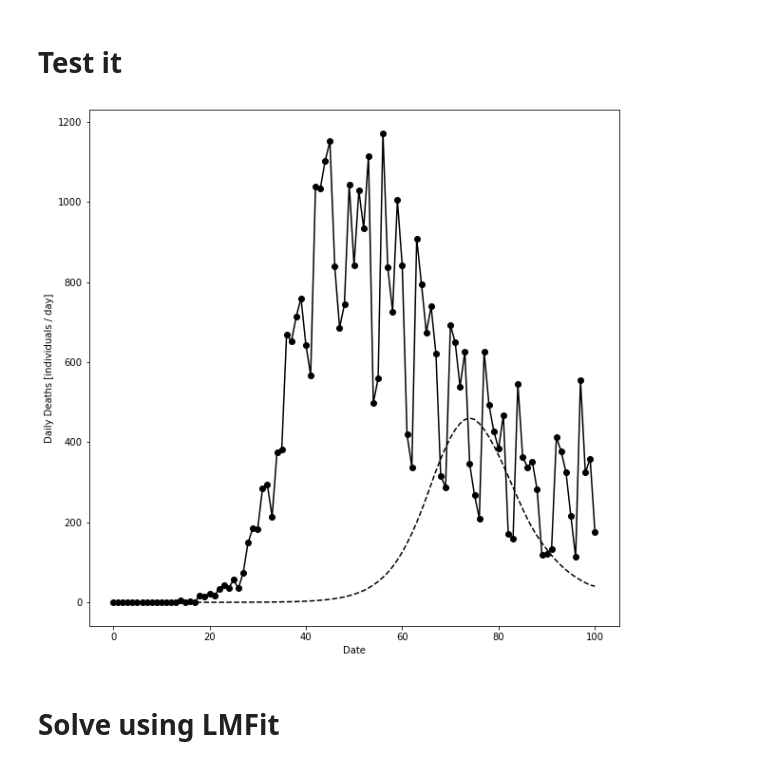
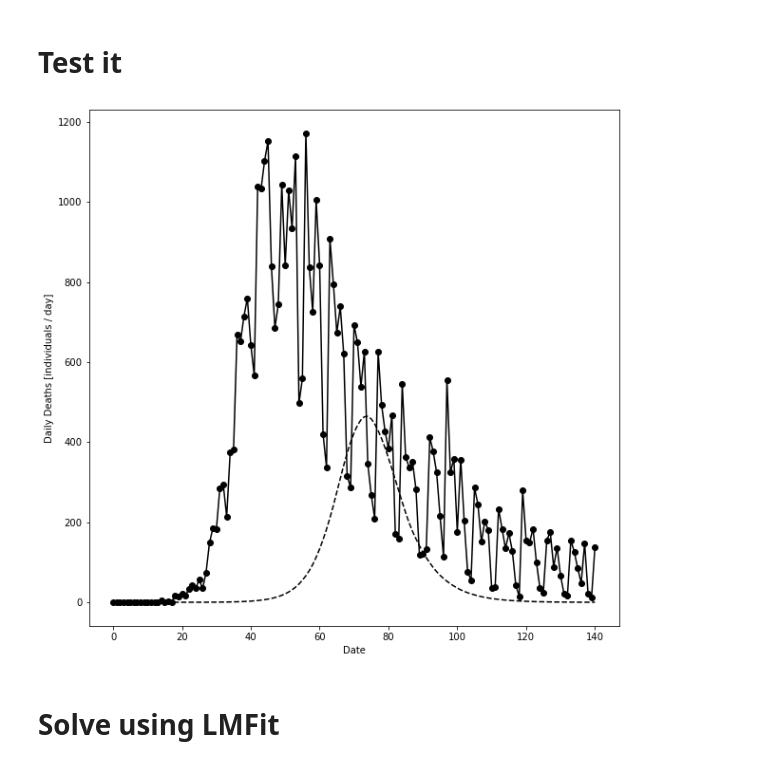
Before and after one commit to dkersh/UK_Covid19_SIRD_model, a Jupyter notebook: studyData.ipynb, the cells around one changed output. Cells and saved outputs as stored; diff of their text form; code cells hidden in the pictures.

Commit message:
2020-07-15 data

```diff
--- a/studyData.ipynb
+++ b/studyData.ipynb
@@ -6,7 +6,7 @@ from scipy.integrate import solve_ivp
 from lmfit import Model,Parameters
 import lmfit
 
-df = pd.read_excel('COVID-19-geographic-disbtribution-worldwide(2).xlsx') # Taken from https://www.ecdc.europa.eu/en/publications-data/download-todays-data-geographic-distribution-covid-19-cases-worldwide
+df = pd.read_excel('COVID-19-geographic-disbtribution-worldwide-2020-07-15.xlsx') # Taken from https://www.ecdc.europa.eu/en/publications-data/download-todays-data-geographic-distribution-covid-19-cases-worldwide
 df['dateRep'] = pd.to_datetime(df['dateRep'])
 
 country_code = 'GBR'
@@ -65,20 +65,20 @@ def SIRD_daily_deaths(t, b, g, m, s0, i0):
 # %%
 b = 1e-8
 g = 0.3
 m = 0.0001
-s0 = df2['popData2018'].iloc[0]*0.75
+s0 = df2['popData2019'].iloc[0]*0.75
 i0 = 10
 
 death_rate = SIRD_daily_deaths(t, b, g, m, s0, i0)
 
 plt.figure(figsize=(10,10))
 plt.plot(t, df2['deaths'], '-ok')
 plt.plot(t, death_rate, '--k')
 plt.xlabel('Date')
 plt.ylabel('Daily Deaths [individuals / day]')
 plt.show()
 # %% [output]
-[figure, old version]
+[figure, new version]
 # %% [markdown]
 # Solve using LMFit
 # %%
```
Also changed, not shown: parts of 4 cells of this notebook.
